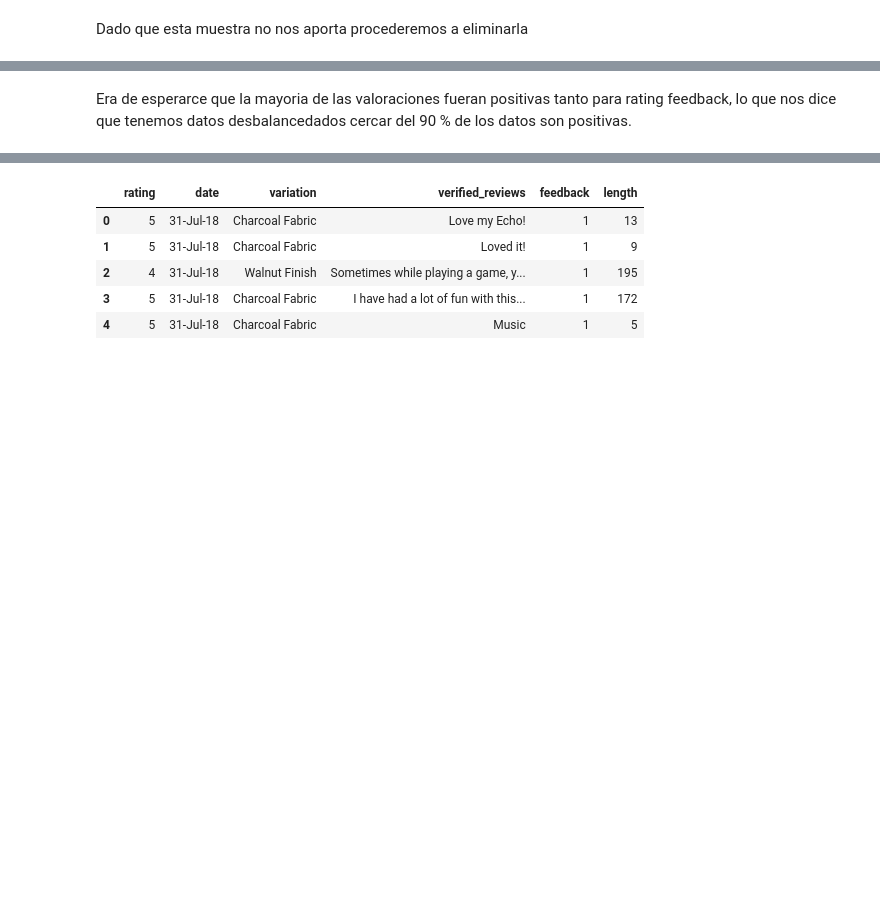
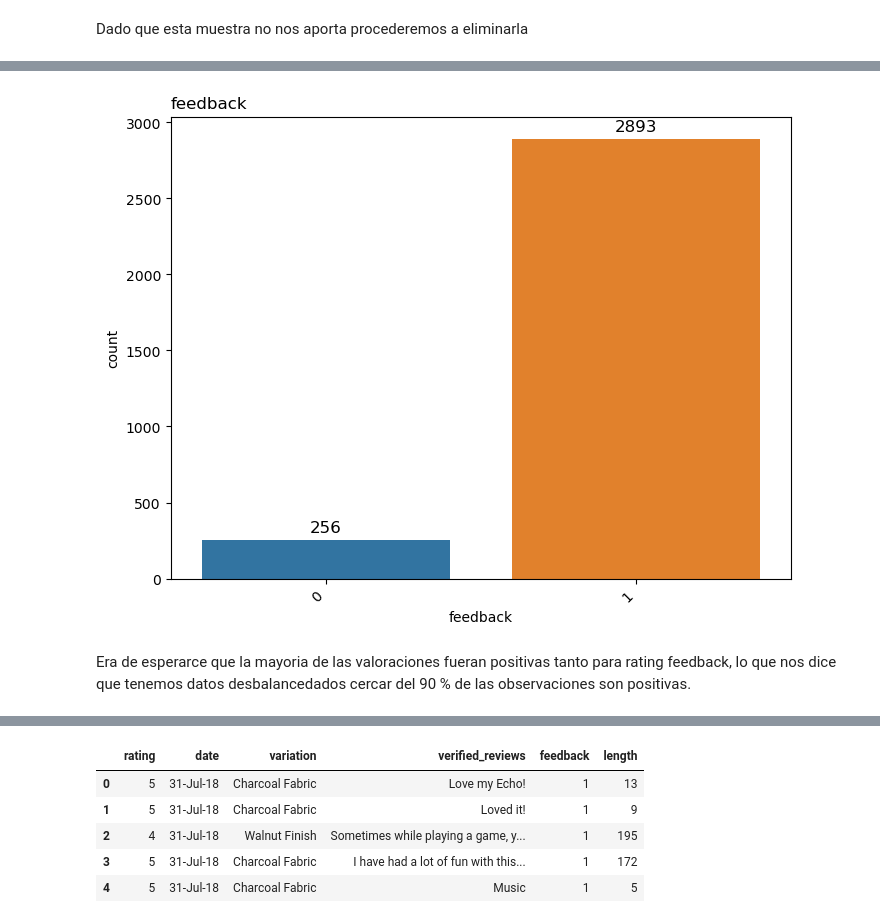
Before and after one commit to david-21fi/AmazonAlexa, a Jupyter notebook: Notebooks/analisis_exploratorio.ipynb, the cells around one changed output, grey strips where cells are left out. Drawn from its saved outputs; the diff is of its cells as text; code cells hidden in the pictures; blank space fills up the shorter version.

```diff
--- a/Notebooks/analisis_exploratorio.ipynb
+++ b/Notebooks/analisis_exploratorio.ipynb
@@ -105,2 +84,6 @@ plt.show()
+# %%
+utils.barplot(data,column='feedback')
+# %% [output]
+[figure, added]
 # %% [markdown]
-Era de esperarce que la mayoria de las valoraciones fueran positivas tanto para rating feedback, lo que nos dice que tenemos datos desbalancedados cercar del 90 % de los datos son positivas.
+Era de esperarce que la mayoria de las valoraciones fueran positivas tanto para rating feedback, lo que nos dice que tenemos datos desbalancedados cercar del 90 % de las observaciones son positivas.
```
Also changed, not shown: parts of 10 cells of this notebook, 1 other file.
